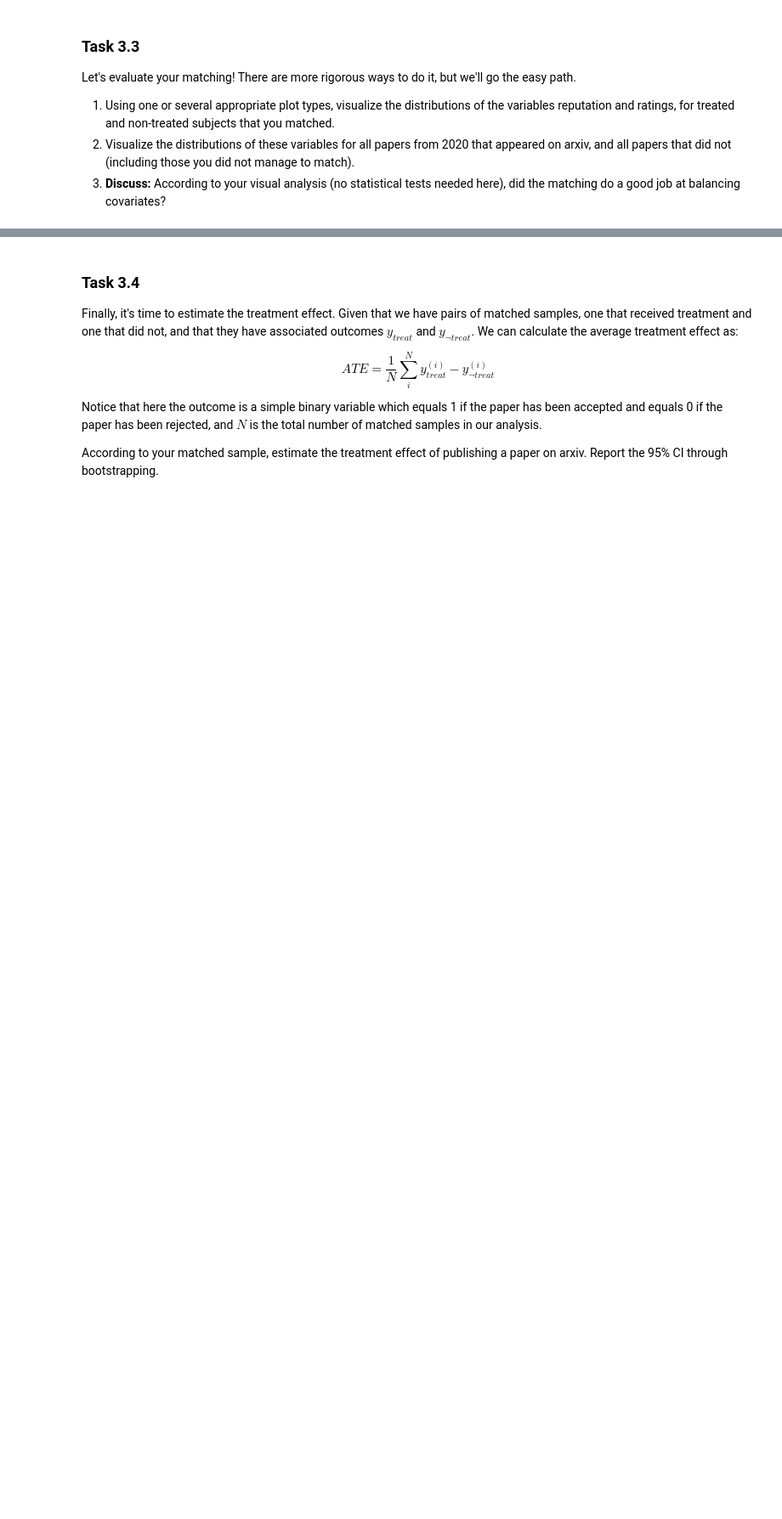
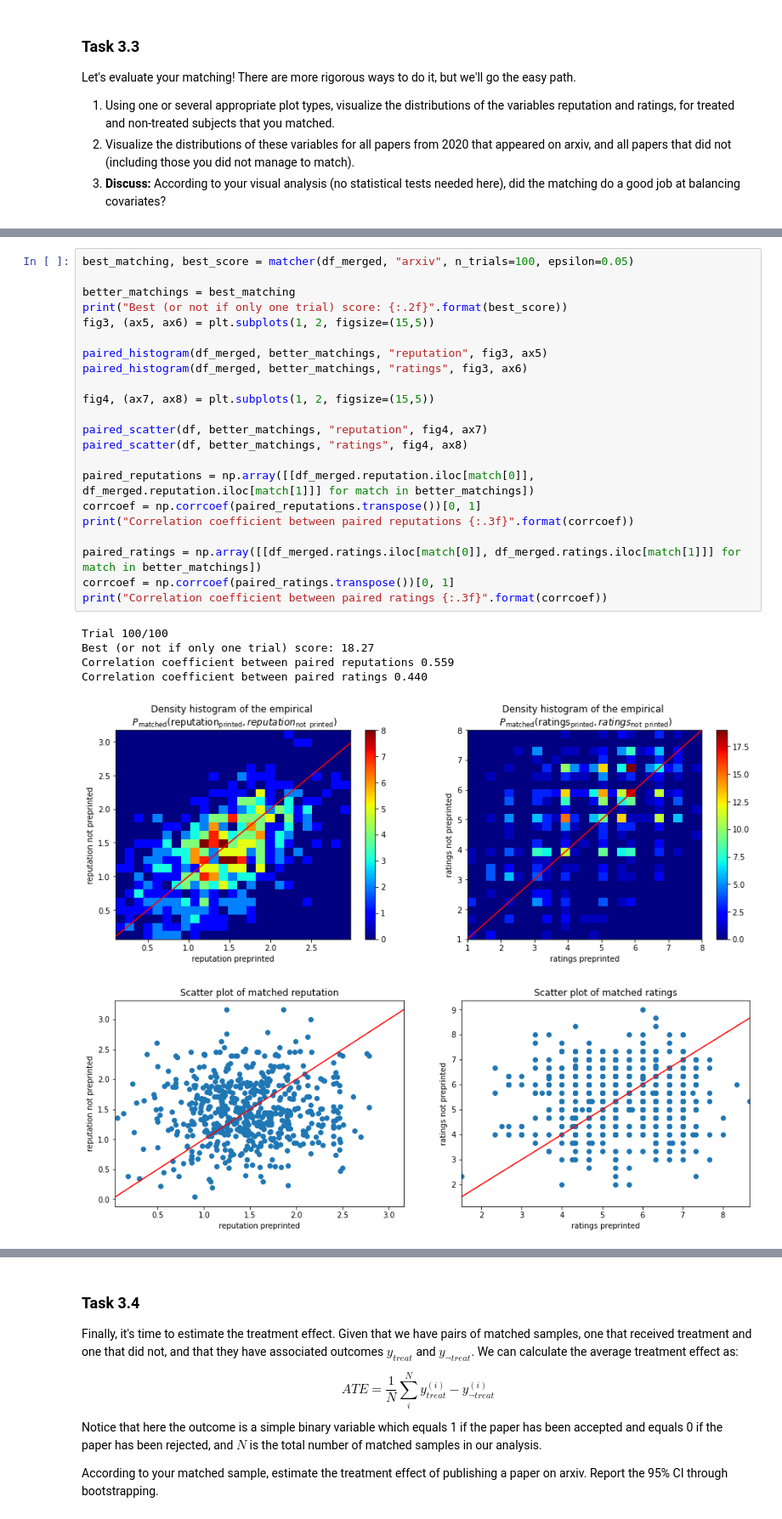
Before and after one commit to misterguick/ada-hw2, a Jupyter notebook: hw2.ipynb, the cells around one changed output, grey strips where cells are left out. Shown: that part at 85% size. Drawn from its saved outputs; the diff is of its cells as text; blank space fills up the shorter version.

```diff
--- a/hw2.ipynb
+++ b/hw2.ipynb
@@ -1086,0 +1135,29 @@ The method appears to balance reputation and ratings in average as can be seen o
+# %%
+best_matching, best_score = matcher(df_merged, "arxiv", n_trials=100, epsilon=0.05)
+
+better_matchings = best_matching
+print("Best (or not if only one trial) score: {:.2f}".format(best_score))
+fig3, (ax5, ax6) = plt.subplots(1, 2, figsize=(15,5))
+
+paired_histogram(df_merged, better_matchings, "reputation", fig3, ax5)
+paired_histogram(df_merged, better_matchings, "ratings", fig3, ax6)
+
+fig4, (ax7, ax8) = plt.subplots(1, 2, figsize=(15,5))
+
+paired_scatter(df, better_matchings, "reputation", fig4, ax7)
+paired_scatter(df, better_matchings, "ratings", fig4, ax8)
+
+paired_reputations = np.array([[df_merged.reputation.iloc[match[0]], df_merged.reputation.iloc[match[1]]] for match in better_matchings])
+corrcoef = np.corrcoef(paired_reputations.transpose())[0, 1]
+print("Correlation coefficient between paired reputations {:.3f}".format(corrcoef))
+
+paired_ratings = np.array([[df_merged.ratings.iloc[match[0]], df_merged.ratings.iloc[match[1]]] for match in better_matchings])
+corrcoef = np.corrcoef(paired_ratings.transpose())[0, 1]
+print("Correlation coefficient between paired ratings {:.3f}".format(corrcoef))
+# %% [output]
+Trial 100/100
+Best (or not if only one trial) score: 18.27
+Correlation coefficient between paired reputations 0.559
+Correlation coefficient between paired ratings 0.440
+[figure, added]
+[figure, added]
```
Also changed, not shown: parts of 38 cells of this notebook.
